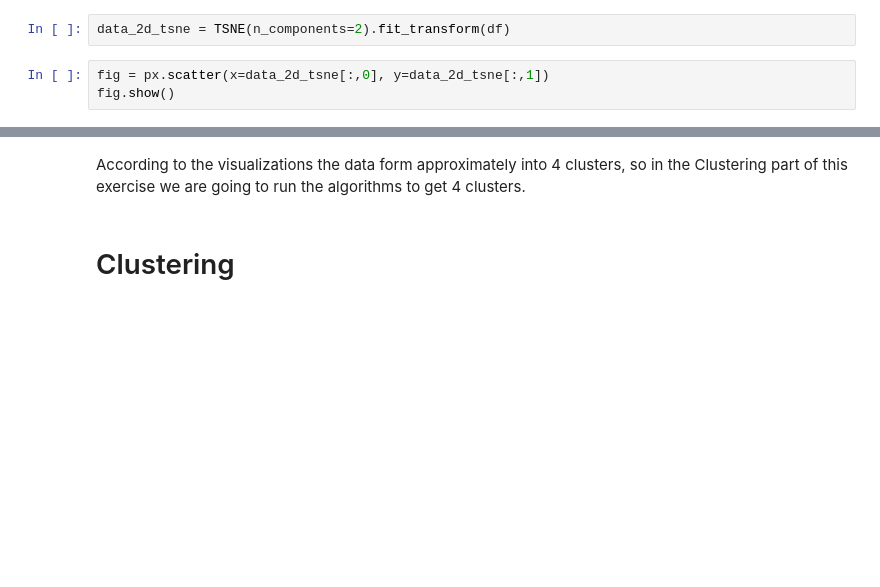
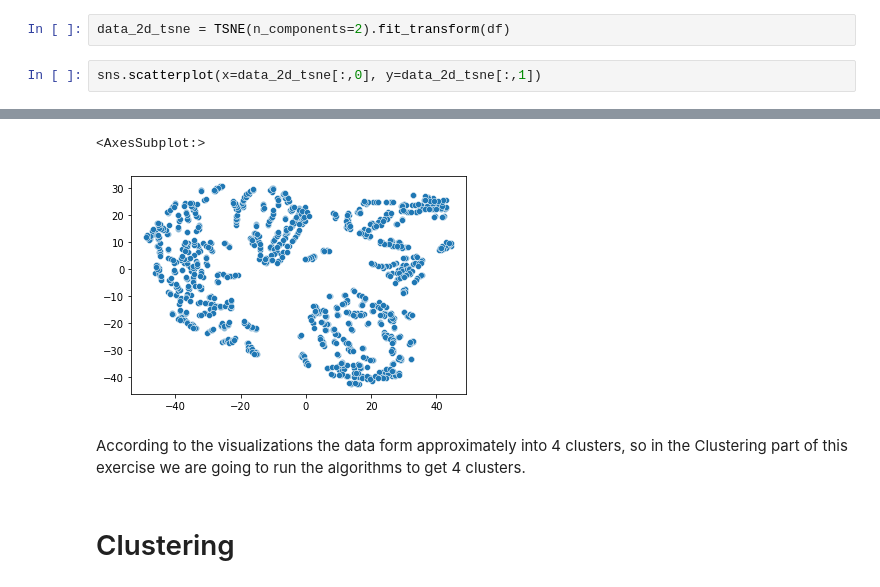
Before and after one commit to Aleksandar1932/ML_2021, a Jupyter notebook: Laboratory Exercises/Laboratory Exercise 3/Laboratory_Exercise_3.ipynb, the cells around one changed output, grey strips where cells are left out. Cells and saved outputs as stored; diff of their text form; blank space fills up the shorter version.

```diff
--- a/Laboratory Exercises/Laboratory Exercise 3/Laboratory_Exercise_3.ipynb
+++ b/Laboratory Exercises/Laboratory Exercise 3/Laboratory_Exercise_3.ipynb
@@ -133,6 +166,5 @@ fig.show()
 # %%
 data_2d_tsne = TSNE(n_components=2).fit_transform(df)
 # %%
-fig = px.scatter(x=data_2d_tsne[:,0], y=data_2d_tsne[:,1])
-fig.show()
+sns.scatterplot(x=data_2d_tsne[:,0], y=data_2d_tsne[:,1])
 # %% [output]
@@ -140,3 +171,5 @@ fig.show()
+<AxesSubplot:>
+[figure, added]
 # %% [markdown]
 According to the visualizations the data form approximately into 4 clusters, so in the Clustering part of this exercise we are going to run the algorithms to get 4 clusters.
 # %% [markdown]
```
Also changed, not shown: parts of 25 cells of this notebook, 1 other file.
